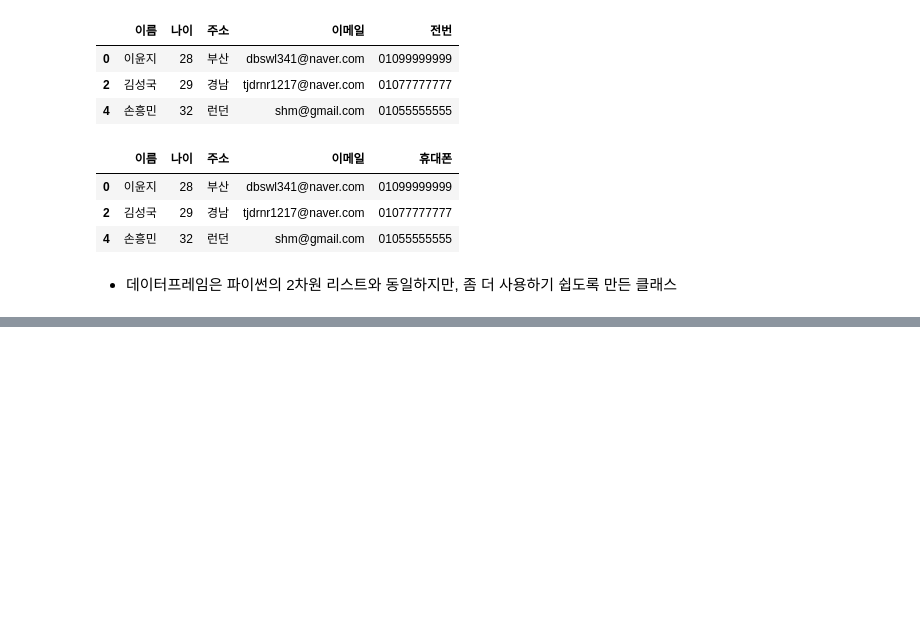
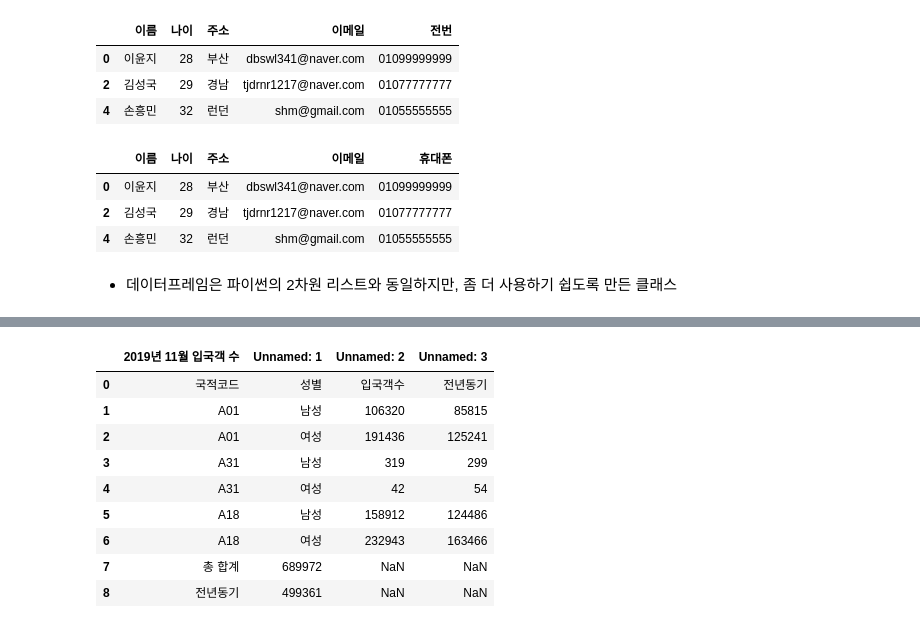
Before and after one commit to devuoon/bigdata-analysis-2024, a Jupyter notebook: day01/day01_pandas_basic.ipynb, the cells around one changed output, grey strips where cells are left out. Saved outputs shown, nothing was run; the diff lists cells and outputs as text; code cells hidden in the pictures; blank space fills up the shorter version.

```diff
--- a/day01/da01_pandas_basic.ipynb
+++ b/day01/day01_pandas_basic.ipynb
@@ -175,0 +244,15 @@ df
+# %%
+## 엑셀 로드
+df_xls = pd.read_excel('./data/sample_1.xlsx')
+df_xls
+# %% [output]
+|  | 2019년 11월 입국객 수 | Unnamed: 1 | Unnamed: 2 | Unnamed: 3 |
+| 0 | 국적코드 | 성별 | 입국객수 | 전년동기 |
+| 1 | A01 | 남성 | 106320 | 85815 |
+| 2 | A01 | 여성 | 191436 | 125241 |
+| 3 | A31 | 남성 | 319 | 299 |
+| 4 | A31 | 여성 | 42 | 54 |
+| 5 | A18 | 남성 | 158912 | 124486 |
+| 6 | A18 | 여성 | 232943 | 163466 |
+| 7 | 총 합계 | 689972 | NaN | NaN |
+| 8 | 전년동기 | 499361 | NaN | NaN |
```
Also changed, not shown: parts of 19 cells of this notebook, 2 other files.
